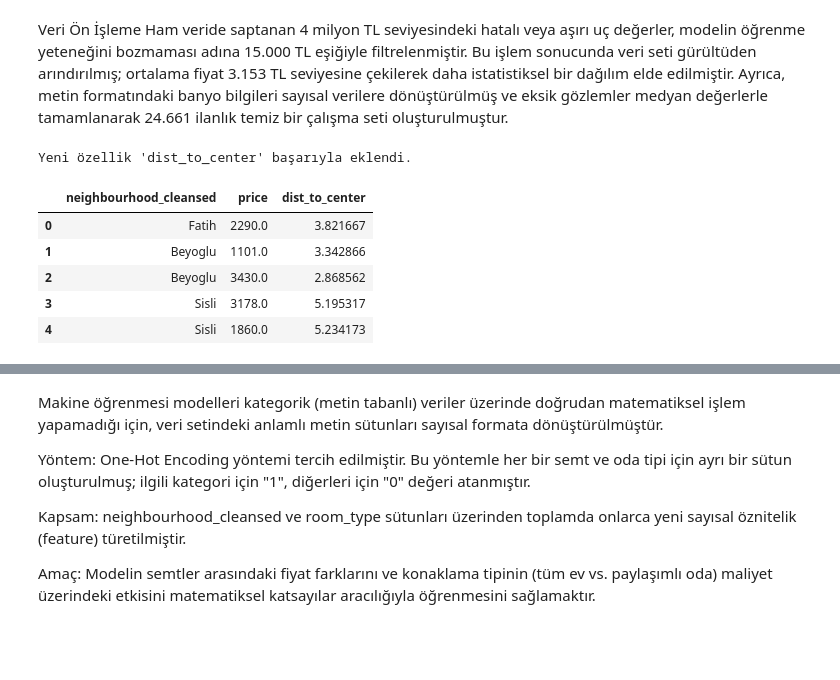
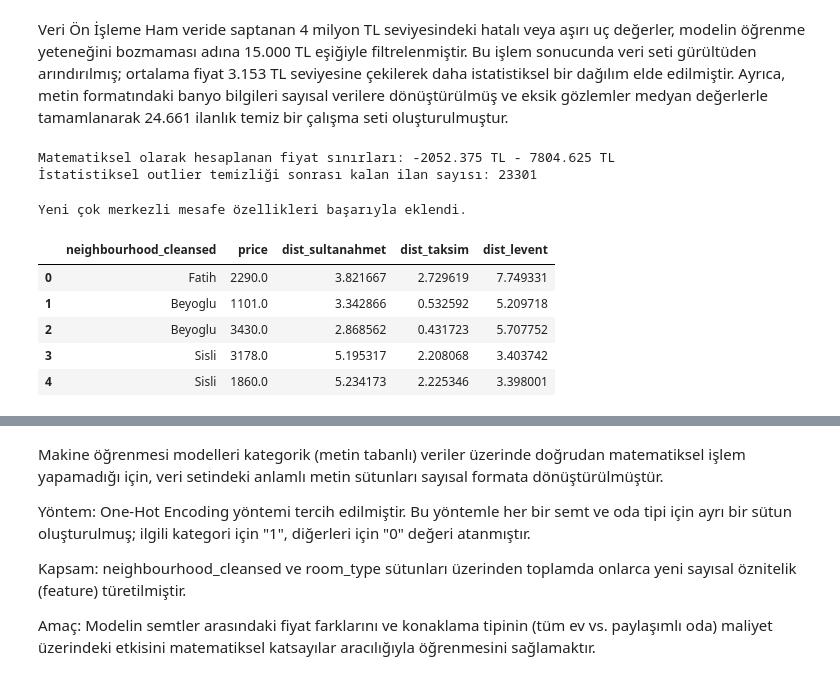
Before and after one commit to suleyolalan/AkilliSehir, a Jupyter notebook: notebooks/dataset_analys.ipynb, the cells around one changed output, grey strips where cells are left out. Cells and saved outputs as stored; diff of their text form; code cells hidden in the pictures; blank space fills up the shorter version.

```diff
--- a/notebooks/dataset_analys.ipynb
+++ b/notebooks/dataset_analys.ipynb
@@ -93,34 +87,77 @@ Temizlik sonrası kalan ilan sayısı: 24661
 # %% [markdown]
 Veri Ön İşleme
 Ham veride saptanan 4 milyon TL seviyesindeki hatalı veya aşırı uç değerler, modelin öğrenme yeteneğini bozmaması adına 15.000 TL eşiğiyle filtrelenmiştir. Bu işlem sonucunda veri seti gürültüden arındırılmış; ortalama fiyat 3.153 TL seviyesine çekilerek daha istatistiksel bir dağılım elde edilmiştir. Ayrıca, metin formatındaki banyo bilgileri sayısal verilere dönüştürülmüş ve eksik gözlemler medyan değerlerle tamamlanarak 24.661 ilanlık temiz bir çalışma seti oluşturulmuştur.
+# %%
+#OUTLIERS ÇIKARMA
+
+# 1. Adım: Fiyatı ve konum bilgisi tam olan ilanları alalım
+df_clean = df_subset.dropna(subset=['price', 'latitude', 'longitude']).copy()
+
+# 2. Adım: İstatistiksel Aykırı Değer (Outlier) Temizliği (IQR Yöntemi)
+Q1 = df_clean['price'].quantile(0.25)
+Q3 = df_clean['price'].quantile(0.75)
+IQR = Q3 - Q1
+
+# Matematiksel olarak alt ve üst sınırları belirliyoruz
+lower_bound = Q1 - 1.5 * IQR
+upper_bound = Q3 + 1.5 * IQR
+
+print(f"Matematiksel olarak hesaplanan fiyat sınırları: {lower_bound} TL - {upper_bound} TL")
+
+# Veri setini IQR sınırlarına göre filtreleyelim (Negatif fiyat olamayacağı için alt sınırı 80 TL alıyoruz)
+df_clean = df_clean[(df_clean['price'] >= 80) & (df_clean['price'] <= upper_bound)]
+print(f"İstatistiksel outlier temizliği sonrası kalan ilan sayısı: {len(df_clean)}")
+
+# 3. Adım: Akıllı Varsayılanlar (Kapasite gruplarına göre medyan atama)
+df_clean['bedrooms'] = df_clean.groupby('accommodates')['bedrooms'].transform(lambda x: x.fillna(x.median()))
+df_clean['beds'] = df_clean.groupby('accommodates')['beds'].transform(lambda x: x.fillna(x.median()))
+df_clean['bedrooms'] = df_clean['bedrooms'].fillna(df_clean['bedrooms'].median())
+df_clean['beds'] = df_clean['beds'].fillna(df_clean['beds'].median())
+
+# 4. Adım: bathrooms temizliği
+df_clean['bathrooms'] = df_clean['bathrooms_text'].str.extract('(\d+\.?\d*)').astype(float)
+df_clean['bathrooms'] = df_clean.groupby('accommodates')['bathrooms'].transform(lambda x: x.fillna(x.median()))
+df_clean['bathrooms'] = df_clean['bathrooms'].fillna(1.0)
+
+# 5. Adım: İnceleme Puanları doldurma
+df_clean['review_scores_rating'] = df_clean.groupby('neighbourhood_cleansed')['review_scores_rating'].transform(lambda x: x.fillna(x.median()))
+df_clean['review_scores_rating'] = df_clean['review_scores_rating'].fillna(df_clean['review_scores_rating'].median())
+# %% [output]
+Matematiksel olarak hesaplanan fiyat sınırları: -2052.375 TL - 7804.625 TL
+İstatistiksel outlier temizliği sonrası kalan ilan sayısı: 23301
 # %%
 import numpy as np
 
-# Merkez Koordinatları belirledik (Sultanahmet Camii için)
-center_lat, center_lon = 41.0085, 28.9802
-
-# Haversine Formülü ile Uzaklık Hesaplama Fonkisyonu
+# Haversine Formülü ile Uzaklık Hesaplama Fonksiyonu (BU KISIM KALMALI)
 def haversine(lat1, lon1, lat2, lon2):
     R = 6371  # Dünya'nın yarıçapı (km)
     phi1, phi2 = np.radians(lat1), np.radians(lat2)
     dphi = np.radians(lat2 - lat1)
     dlambda = np.radians(lon2 - lon1)
 
     a = np.sin(dphi / 2)**2 + np.cos(phi1) * np.cos(phi2) * np.sin(dlambda / 2)**2
     res = 2 * R * np.arcsin(np.sqrt(a))
     return res
 
-# Yeni Özelliği (Feature) Türetelim
-df_clean['dist_to_center'] = haversine(df_clean['latitude'], df_clean['longitude'], center_lat, center_lon)
+# İstanbul için kritik 3 merkezi odak noktası belirliyoruz
+centers = {
+    'dist_sultanahmet': (41.0085, 28.9802),  # Tarihi Merkez
+    'dist_taksim': (41.0369, 28.9775),       # Kültür/Eğlence Merkezi
+    'dist_levent': (41.0804, 29.0112)        # İş/Finans Merkezi
+}
+
+# Her bir merkez için mesafe özniteliğini otomatik türetelim
+for c_name, coords in centers.items():
+    df_clean[c_name] = haversine(df_clean['latitude'], df_clean['longitude'], coords[0], coords[1])
 
 # Sonucu kontrol edelim
-print("Yeni özellik 'dist_to_center' başarıyla eklendi.")
-display(df_clean[['neighbourhood_cleansed', 'price', 'dist_to_center']].head()) # head ile ilk 5 satır
+print("Yeni çok merkezli mesafe özellikleri başarıyla eklendi.")
+display(df_clean[['neighbourhood_cleansed', 'price', 'dist_sultanahmet', 'dist_taksim', 'dist_levent']].head())
 # %% [output]
-Yeni özellik 'dist_to_center' başarıyla eklendi.
+Yeni çok merkezli mesafe özellikleri başarıyla eklendi.
-|  | neighbourhood_cleansed | price | dist_to_center |
-| 0 | Fatih | 2290.0 | 3.821667 |
-| 1 | Beyoglu | 1101.0 | 3.342866 |
-| 2 | Beyoglu | 3430.0 | 2.868562 |
-| 3 | Sisli | 3178.0 | 5.195317 |
-| 4 | Sisli | 1860.0 | 5.234173 |
+|  | neighbourhood_cleansed | price | dist_sultanahmet | dist_taksim | dist_levent |
+| 0 | Fatih | 2290.0 | 3.821667 | 2.729619 | 7.749331 |
+| 1 | Beyoglu | 1101.0 | 3.342866 | 0.532592 | 5.209718 |
+| 2 | Beyoglu | 3430.0 | 2.868562 | 0.431723 | 5.707752 |
+| 3 | Sisli | 3178.0 | 5.195317 | 2.208068 | 3.403742 |
+| 4 | Sisli | 1860.0 | 5.234173 | 2.225346 | 3.398001 |
```
Also changed, not shown: parts of 17 cells of this notebook.
